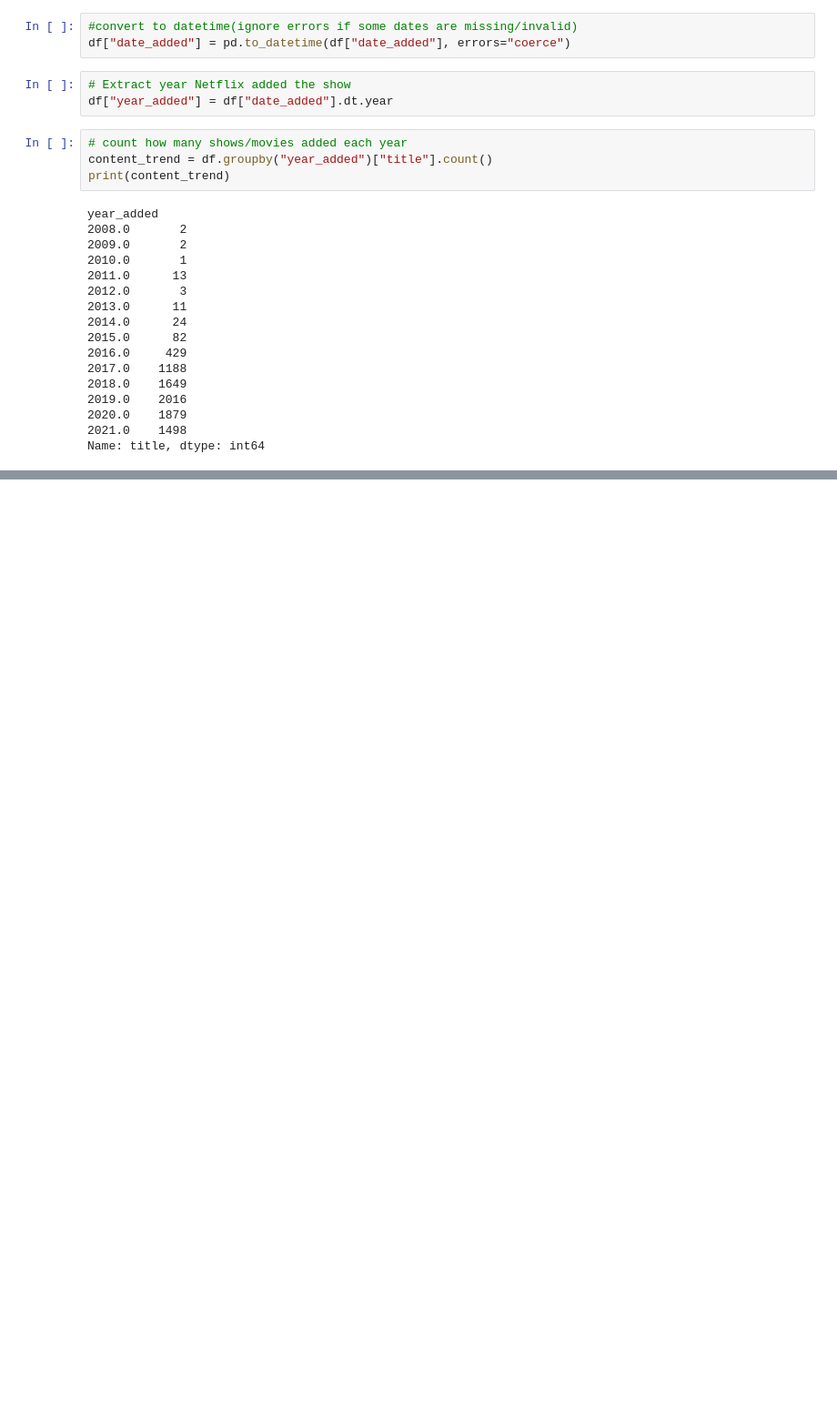
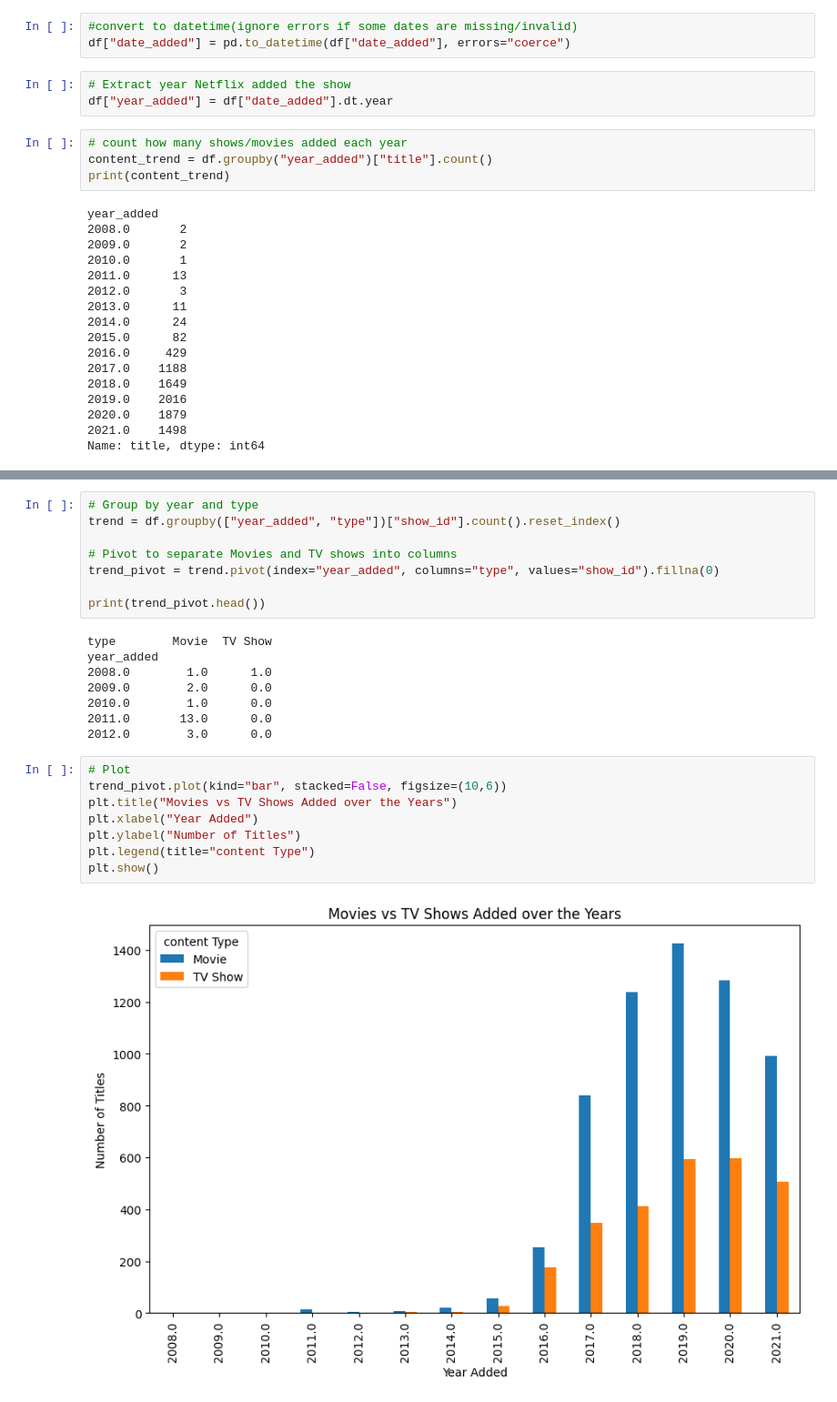
Before and after one commit to cabrelharerimana/DjangoFirstApp, a Jupyter notebook: NetflixContentAnalysis.ipynb, the cells around one changed output, grey strips where cells are left out. Shown at 91% size. Drawn from its saved outputs; the diff is of its cells as text; blank space fills up the shorter version.

```diff
--- a/NetflixContentAnalysis.ipynb
+++ b/NetflixContentAnalysis.ipynb
@@ -69,0 +59,26 @@ Name: title, dtype: int64
+# %%
+# Group by year and type
+trend = df.groupby(["year_added", "type"])["show_id"].count().reset_index()
+
+# Pivot to separate Movies and TV shows into columns
+trend_pivot = trend.pivot(index="year_added", columns="type", values="show_id").fillna(0)
+
+print(trend_pivot.head())
+# %% [output]
+type        Movie  TV Show
+year_added
+2008.0        1.0      1.0
+2009.0        2.0      0.0
+2010.0        1.0      0.0
+2011.0       13.0      0.0
+2012.0        3.0      0.0
+# %%
+# Plot
+trend_pivot.plot(kind="bar", stacked=False, figsize=(10,6))
+plt.title("Movies vs TV Shows Added over the Years")
+plt.xlabel("Year Added")
+plt.ylabel("Number of Titles")
+plt.legend(title="content Type")
+plt.show()
+# %% [output]
+[figure, added]
```
Also changed, not shown: parts of 3 cells of this notebook.
